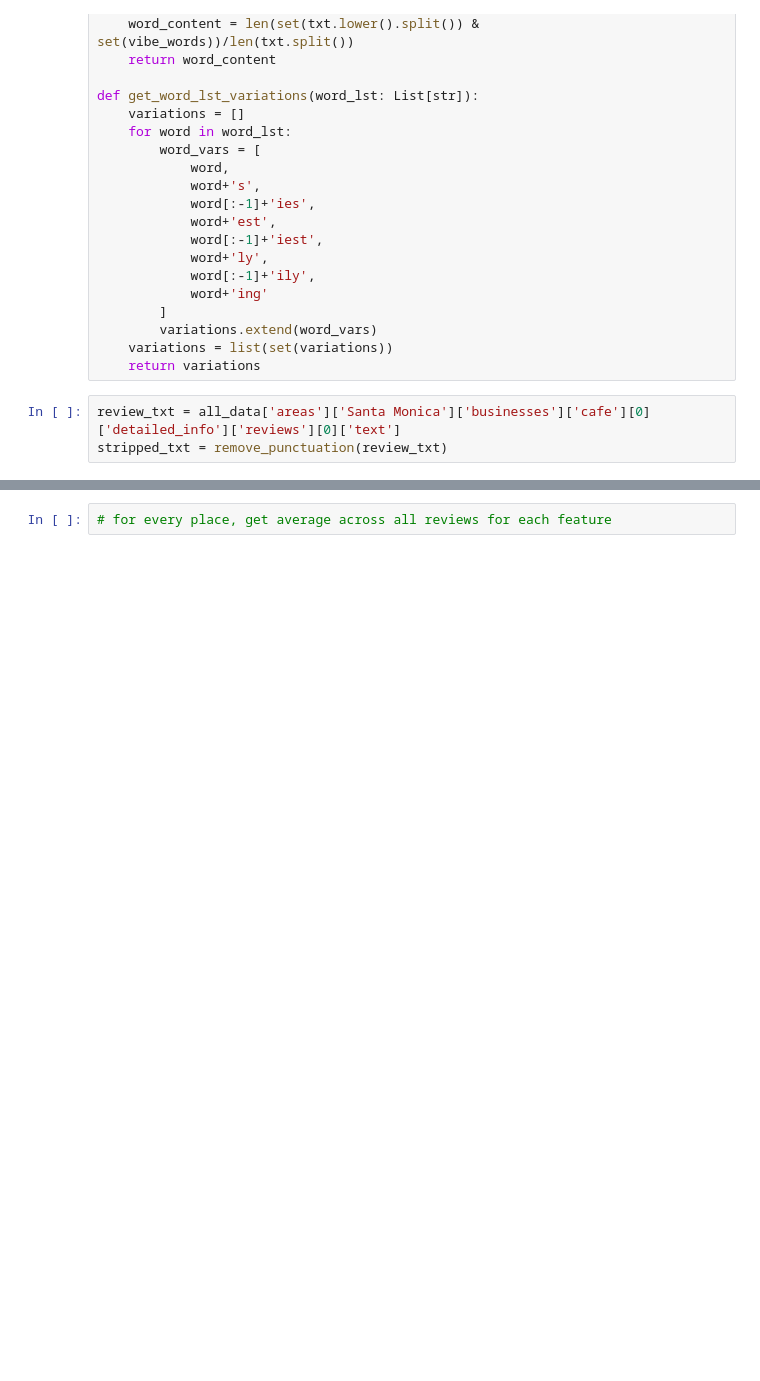
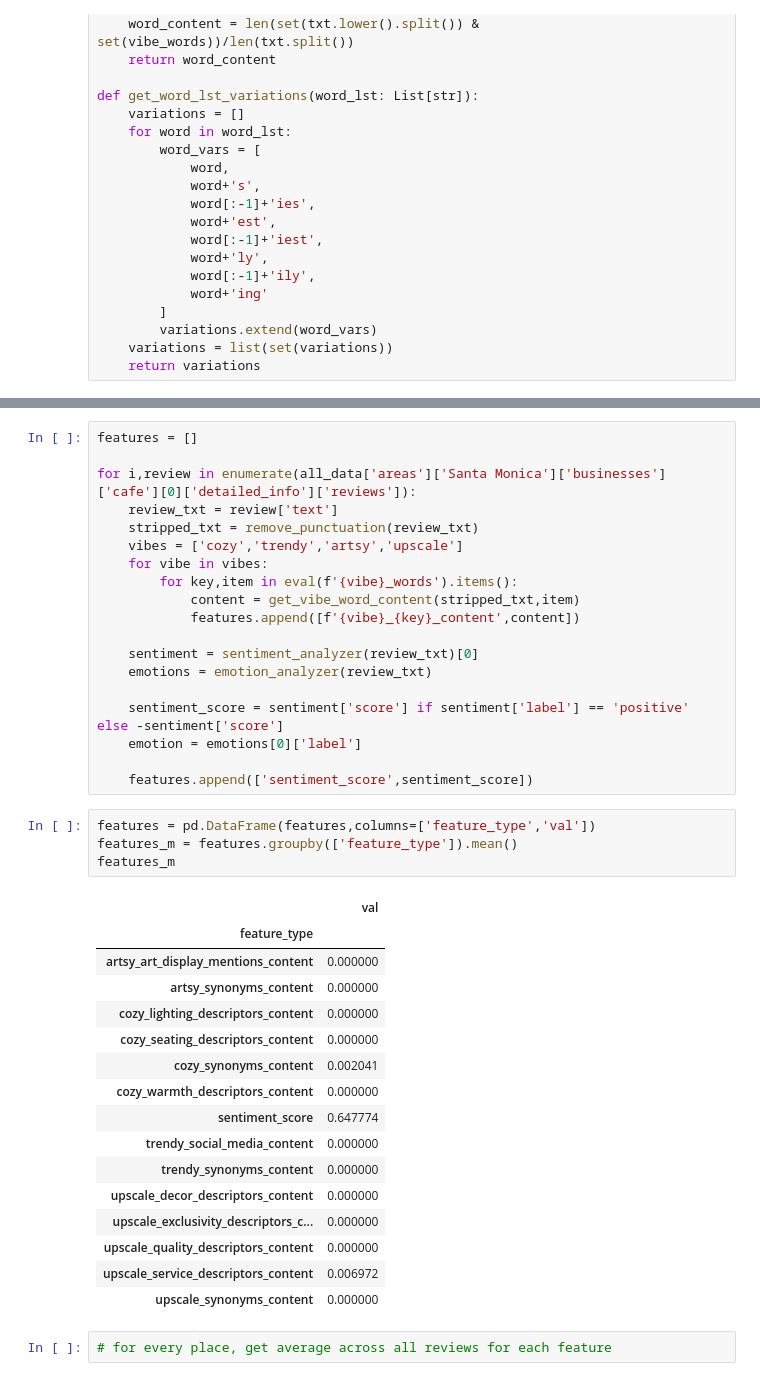
Before and after one commit to teianoel/vibe-check-la, a Jupyter notebook: dev.ipynb, the cells around one changed output, grey strips where cells are left out. Saved outputs shown, nothing was run; the diff lists cells and outputs as text; blank space fills up the shorter version.

Commit message:
Added loop to average features for all reviews in a single place

```diff
--- a/dev.ipynb
+++ b/dev.ipynb
@@ -390,7 +392,4 @@ def get_word_lst_variations(word_lst: List[str]):
         variations.extend(word_vars)
     variations = list(set(variations))
     return variations
-# %%
-review_txt = all_data['areas']['Santa Monica']['businesses']['cafe'][0]['detailed_info']['reviews'][0]['text']
-stripped_txt = remove_punctuation(review_txt)
 # %%
@@ -465,5 +457,45 @@ Some weights of the model checkpoint at cardiffnlp/twitter-roberta-base-sentimen
 - This IS NOT expected if you are initializing RobertaForSequenceClassification from the checkpoint of a model that you expect to be exactly identical (initializing a BertForSequenceClassification mod ...
 Device set to use cpu
 Device set to use cpu
+# %%
+features = []
+
+for i,review in enumerate(all_data['areas']['Santa Monica']['businesses']['cafe'][0]['detailed_info']['reviews']):
+    review_txt = review['text']
+    stripped_txt = remove_punctuation(review_txt)
+    vibes = ['cozy','trendy','artsy','upscale']
+    for vibe in vibes:
+        for key,item in eval(f'{vibe}_words').items():
+            content = get_vibe_word_content(stripped_txt,item)
+            features.append([f'{vibe}_{key}_content',content])
+
+    sentiment = sentiment_analyzer(review_txt)[0]
+    emotions = emotion_analyzer(review_txt)
+
+    sentiment_score = sentiment['score'] if sentiment['label'] == 'positive' else -sentiment['score']
+    emotion = emotions[0]['label']
+
+    features.append(['sentiment_score',sentiment_score])
+# %%
+features = pd.DataFrame(features,columns=['feature_type','val'])
+features_m = features.groupby(['feature_type']).mean()
+features_m
+# %% [output]
+|  | val |
+| feature_type |  |
+| artsy_art_display_mentions_content | 0.000000 |
+| artsy_synonyms_content | 0.000000 |
+| cozy_lighting_descriptors_content | 0.000000 |
+| cozy_seating_descriptors_content | 0.000000 |
+| cozy_synonyms_content | 0.002041 |
+| cozy_warmth_descriptors_content | 0.000000 |
+| sentiment_score | 0.647774 |
+| trendy_social_media_content | 0.000000 |
+| trendy_synonyms_content | 0.000000 |
+| upscale_decor_descriptors_content | 0.000000 |
+| upscale_exclusivity_descriptors_c... | 0.000000 |
+| upscale_quality_descriptors_content | 0.000000 |
+| upscale_service_descriptors_content | 0.006972 |
+| upscale_synonyms_content | 0.000000 |
 # %%
 # for every place, get average across all reviews for each feature
```
Also changed, not shown: parts of 6 cells of this notebook.
